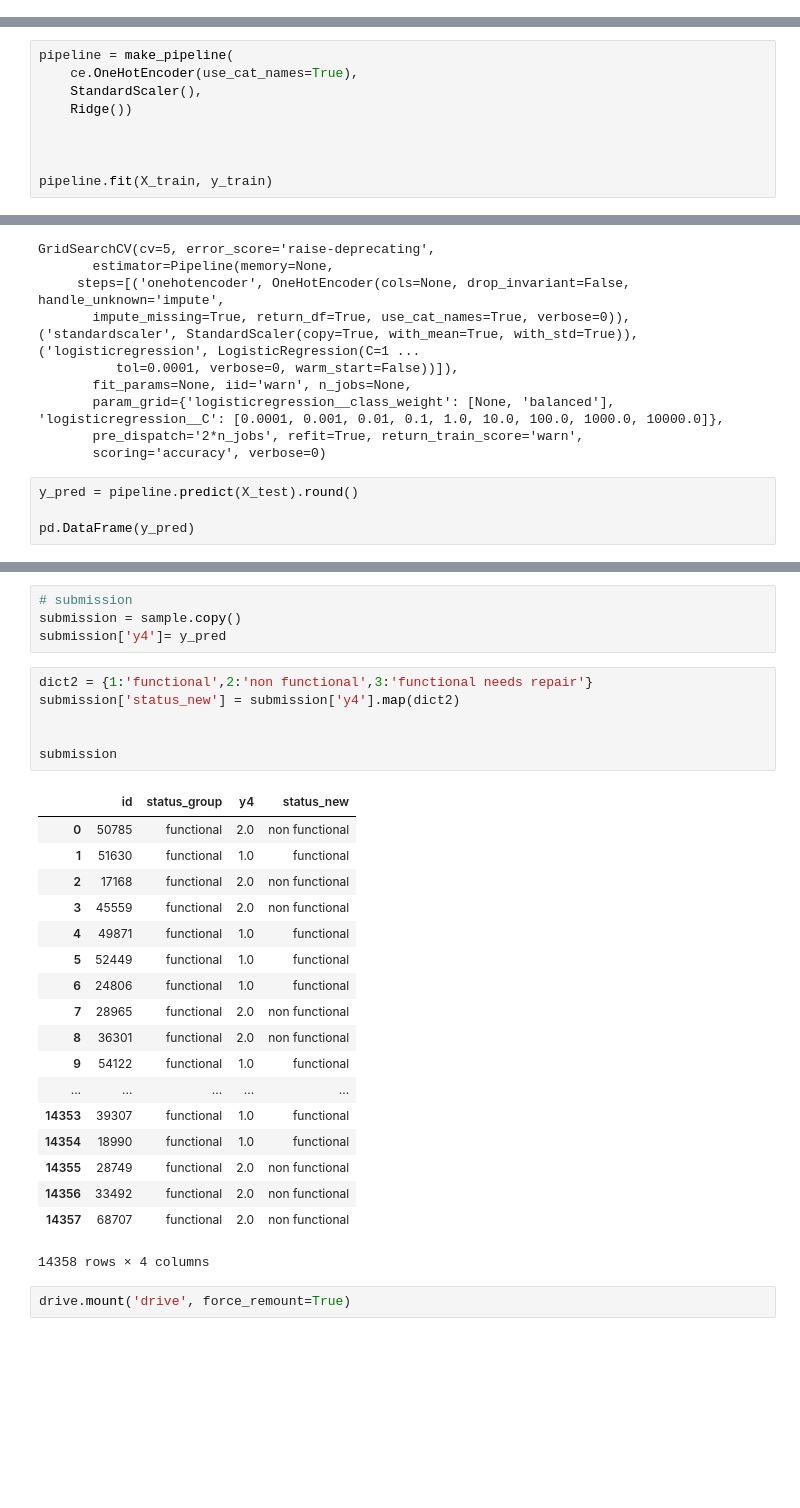
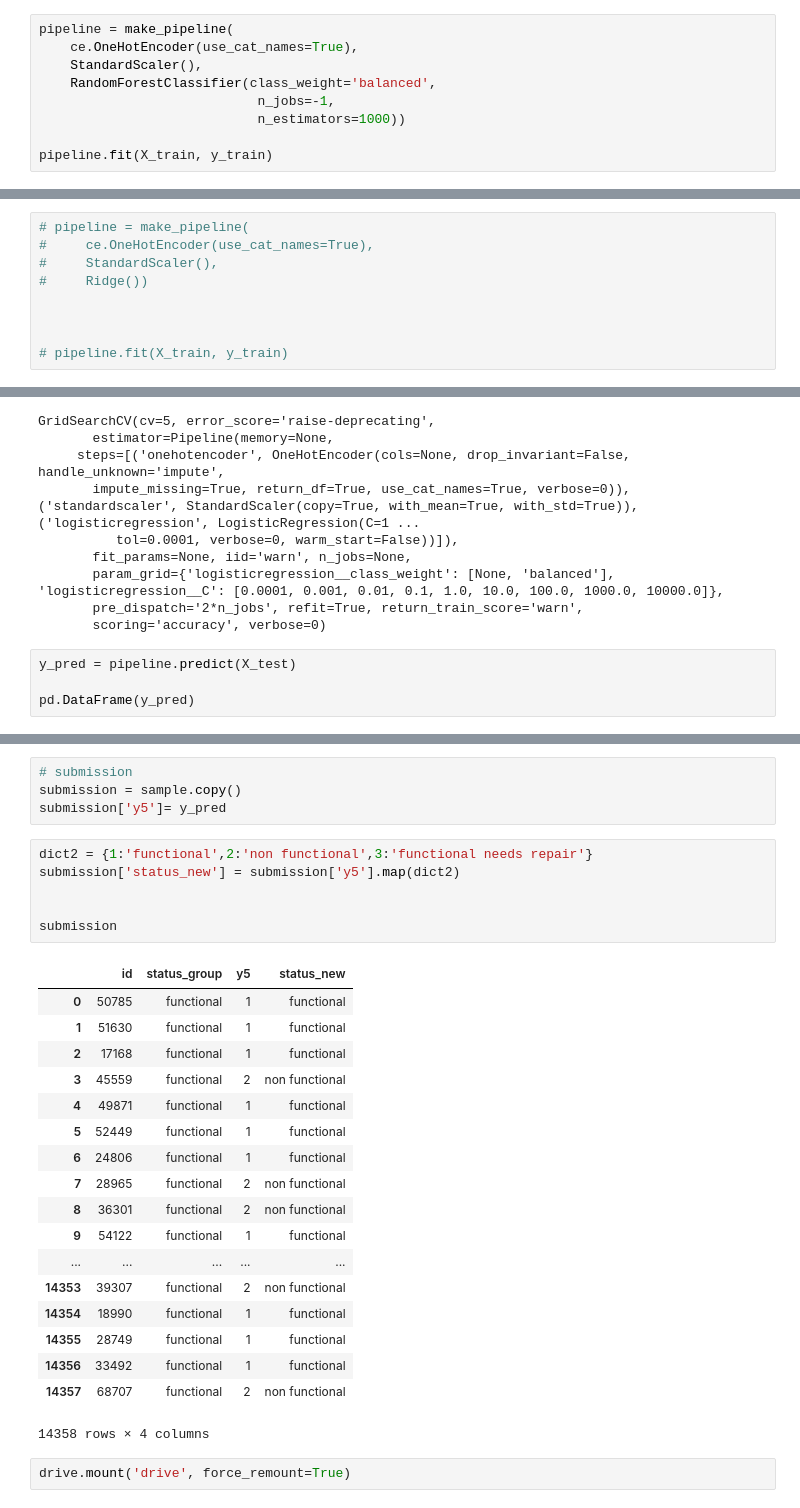
Before and after one commit to donw385/Unit-2-Sprint-Challenge, a Jupyter notebook: Don_Wang_Predictive_Modeling_Challenge.ipynb, the cells around one changed output, grey strips where cells are left out. Saved outputs shown, nothing was run; the diff lists cells and outputs as text; blank space fills up the shorter version.

Commit message:
Don Wang use random forest

```diff
--- a/Don_Wang_Predictive_Modeling_Challenge.ipynb
+++ b/Don_Wang_Predictive_Modeling_Challenge.ipynb
@@ -260,0 +265,9 @@ X_test  = test_df.drop(columns=['id','scheme_name','ward', 'subvillage', 'wpt_na
+# %%
+pipeline = make_pipeline(
+    ce.OneHotEncoder(use_cat_names=True),
+    StandardScaler(),
+    RandomForestClassifier(class_weight='balanced',
+                            n_jobs=-1,
+                            n_estimators=1000))
+
+pipeline.fit(X_train, y_train)
@@ -261,12 +278,12 @@ X_test  = test_df.drop(columns=['id','scheme_name','ward', 'subvillage', 'wpt_na
 # %%
-pipeline = make_pipeline(
-    ce.OneHotEncoder(use_cat_names=True),
-    StandardScaler(),
-    Ridge())
+# pipeline = make_pipeline(
+#     ce.OneHotEncoder(use_cat_names=True),
+#     StandardScaler(),
+#     Ridge())
 
 
 
-pipeline.fit(X_train, y_train)
+# pipeline.fit(X_train, y_train)
 # %% [output]
 Pipeline(memory=None,
      steps=[('onehotencoder', OneHotEncoder(cols=['basin', 'region', 'lga', 'public_meeting', 'recorded_by', 'scheme_management', 'permit', 'extraction_type', 'extraction_type_group', 'extraction_type ...
@@ -289,7 +306,7 @@ GridSearchCV(cv=5, error_score='raise-deprecating',
        pre_dispatch='2*n_jobs', refit=True, return_train_score='warn',
        scoring='accuracy', verbose=0)
 # %%
-y_pred = pipeline.predict(X_test).round()
+y_pred = pipeline.predict(X_test)
 
 pd.DataFrame(y_pred)
 # %% [output]
@@ -314,31 +331,31 @@ pd.DataFrame(y_pred)
 # %%
 # submission
 submission = sample.copy()
-submission['y4']= y_pred
+submission['y5']= y_pred
 # %%
 dict2 = {1:'functional',2:'non functional',3:'functional needs repair'}
-submission['status_new'] = submission['y4'].map(dict2)
+submission['status_new'] = submission['y5'].map(dict2)
 
 
 submission
 # %% [output]
-|  | id | status_group | y4 | status_new |
-| 0 | 50785 | functional | 2.0 | non functional |
-| 1 | 51630 | functional | 1.0 | functional |
-| 2 | 17168 | functional | 2.0 | non functional |
-| 3 | 45559 | functional | 2.0 | non functional |
-| 4 | 49871 | functional | 1.0 | functional |
-| 5 | 52449 | functional | 1.0 | functional |
-| 6 | 24806 | functional | 1.0 | functional |
-| 7 | 28965 | functional | 2.0 | non functional |
-| 8 | 36301 | functional | 2.0 | non functional |
-| 9 | 54122 | functional | 1.0 | functional |
+|  | id | status_group | y5 | status_new |
+| 0 | 50785 | functional | 1 | functional |
+| 1 | 51630 | functional | 1 | functional |
+| 2 | 17168 | functional | 1 | functional |
+| 3 | 45559 | functional | 2 | non functional |
+| 4 | 49871 | functional | 1 | functional |
+| 5 | 52449 | functional | 1 | functional |
+| 6 | 24806 | functional | 1 | functional |
+| 7 | 28965 | functional | 2 | non functional |
+| 8 | 36301 | functional | 2 | non functional |
+| 9 | 54122 | functional | 1 | functional |
 | ... | ... | ... | ... | ... |
-| 14353 | 39307 | functional | 1.0 | functional |
-| 14354 | 18990 | functional | 1.0 | functional |
-| 14355 | 28749 | functional | 2.0 | non functional |
-| 14356 | 33492 | functional | 2.0 | non functional |
-| 14357 | 68707 | functional | 2.0 | non functional |
+| 14353 | 39307 | functional | 2 | non functional |
+| 14354 | 18990 | functional | 1 | functional |
+| 14355 | 28749 | functional | 1 | functional |
+| 14356 | 33492 | functional | 1 | functional |
+| 14357 | 68707 | functional | 2 | non functional |
 14358 rows × 4 columns
 # %%
 drive.mount('drive', force_remount=True)
```
Also changed, not shown: parts of 6 cells of this notebook.
